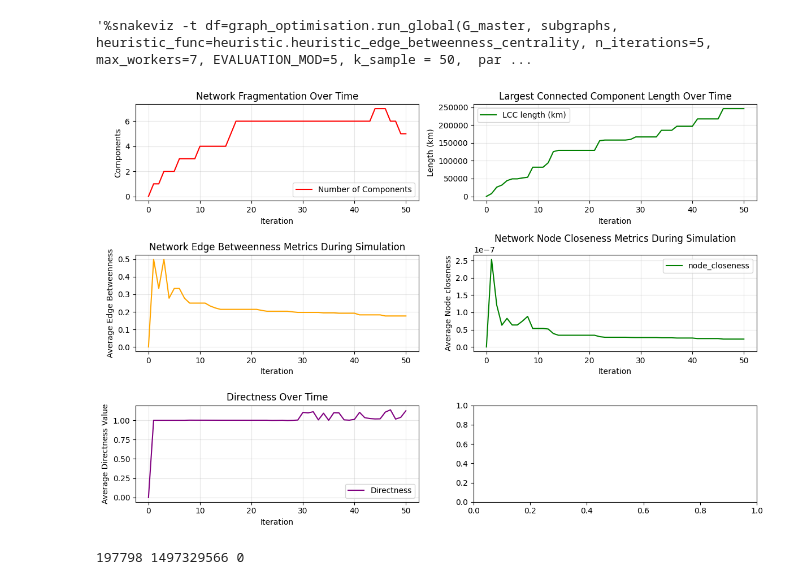
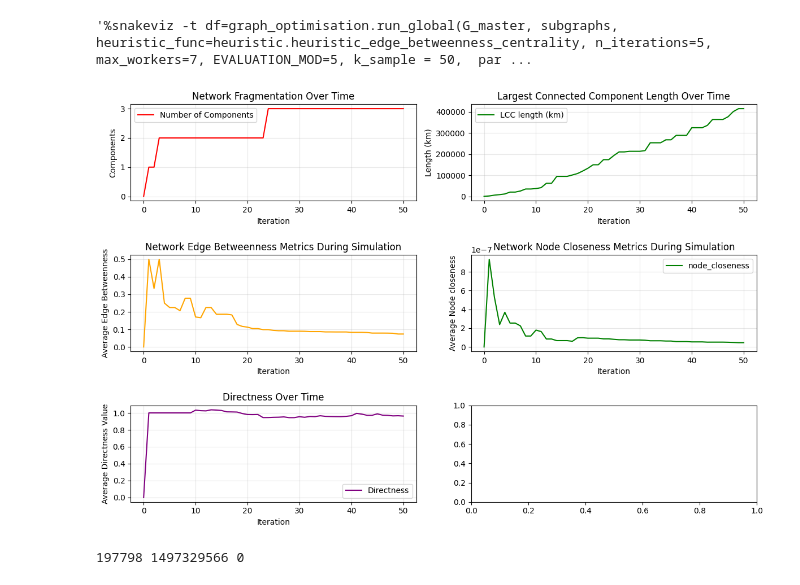
Before and after one commit to Matthew-Pirotta/FYP-OpenPaths, a Jupyter notebook: Code/main.ipynb, the cells around one changed output. Drawn from its saved outputs; the diff is of its cells as text; code cells hidden in the pictures.

Commit message:
heuristic_edge_closeness_centrality

```diff
--- a/Code/main.ipynb
+++ b/Code/main.ipynb
@@ -367,7 +367,7 @@ investigate_k_diff(G_master,max_k=50, seed=12, step=10)
 heuristics = {
     #"L2S": heuristic.heuristic_L2S,
     "edge_betweenness": heuristic.heuristic_edge_betweenness_centrality,
-   # "edge_betweenness2": heuristic.heuristic_edge_betweenness_centrality,
+    "edge_closeness_centrality": heuristic.heuristic_edge_closeness_centrality,
 }
 
 chosen_localities = {"Birkirkara", "Il-Birgu"}  # use set for fast membership
@@ -423,16 +441,16 @@ Running edge_betweenness heuristic
 # %% [output]
 '%snakeviz -t df=graph_optimisation.run_global(G_master, subgraphs, heuristic_func=heuristic.heuristic_edge_betweenness_centrality, n_iterations=5, max_workers=7, EVALUATION_MOD=5, k_sample = 50,  par ...
 # %%
-chosen_heuristic = 'edge_betweenness'
+chosen_heuristic = 'edge_closeness_centrality'
 chosen_locality = "MASTER"
 
 optimised_locality_heuristic_df = optimised_graph_results_df[
     (optimised_graph_results_df['heuristic'] == chosen_heuristic) &
     (optimised_graph_results_df['locality'] == chosen_locality)
 ]
 plotting.plot_evaluation(optimised_locality_heuristic_df)
 # %% [output]
-[figure, old version]
+[figure, new version]
 # %%
 #G_locality= graph_util.make_locality_subgraph(G_master,chosen_locality)
 #plotting.plot_directionality(G_master)
```
Also changed, not shown: parts of 5 cells of this notebook, 2 other files.
